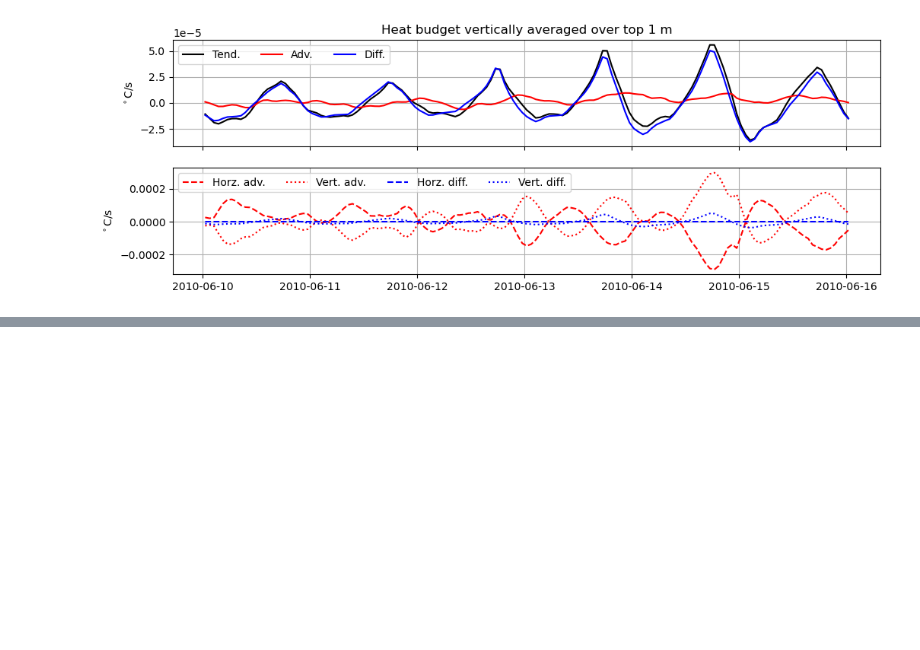
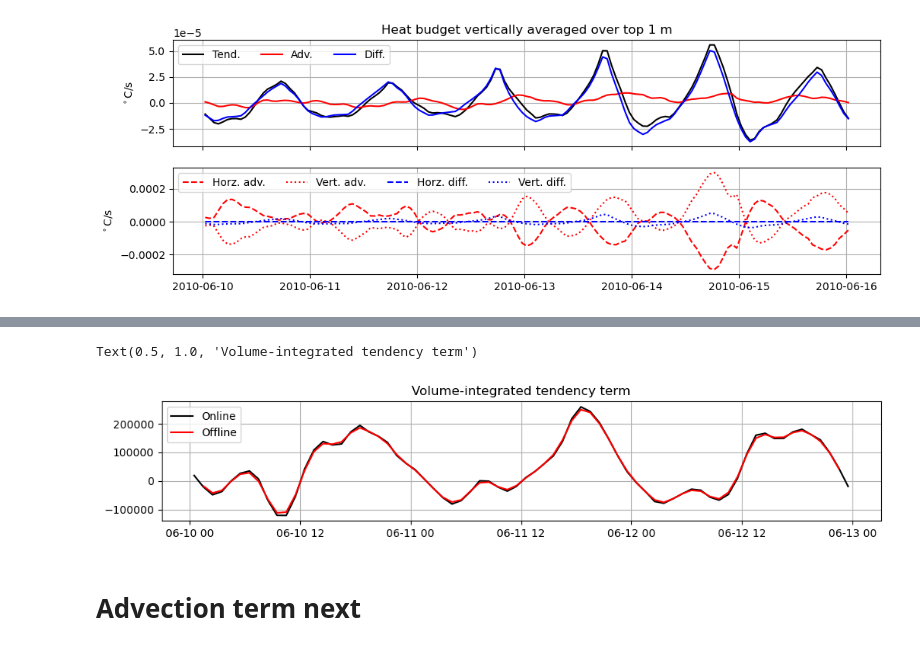
Before and after one commit to dylanschlichting/sunrise_student_led, a Jupyter notebook: txla_model/heat_budget_diagnostics.ipynb, the cells around one changed output, grey strips where cells are left out. Saved outputs shown, nothing was run; the diff lists cells and outputs as text; code cells hidden in the pictures; blank space fills up the shorter version.

```diff
--- a/txla_model/heat_budget_diagnostics.ipynb
+++ b/txla_model/heat_budget_diagnostics.ipynb
@@ -210,0 +248,23 @@ for i in range(2):
+# %%
+dTdt_on = (ds.temp_rate*dsa[1].dV).where(box).sel(ocean_time=tslice).sum(['eta_rho','xi_rho','s_rho']).load()
+
+temp = dsa[1].temp.where(box).sel(ocean_time=tslice).values
+delta = dsa[1].dV.where(box).sel(ocean_time=tslice).values
+
+tempv = temp*delta
+dtempvdt = (((tempv).values[2:] - (tempv).values[:-2])/(2*3600))
+dtempvdt_v =  dtempvdt/(delta.values[1:-1])
+dTdt_of = (dtempvdt_v*delta[1:-1]).sum(axis = (1,2,3))
+# %%
+fig, ax = plt.subplots(1,1, figsize = (12,2))
+
+ax.plot(vdiff_on.ocean_time, dTdt_on, label = 'Online', lw = 1.5, c = 'k')
+ax.plot(vdiff_on.ocean_time[1:-1], dTdt_of, label = 'Offline', lw = 1.5, c = 'r')
+ax.legend()
+ax.grid()
+ax.set_title('Volume-integrated tendency term')
+# %% [output]
+Text(0.5, 1.0, 'Volume-integrated tendency term')
+[figure, added]
+# %% [markdown]
+# Advection term next
```
Also changed, not shown: parts of 12 cells of this notebook.
